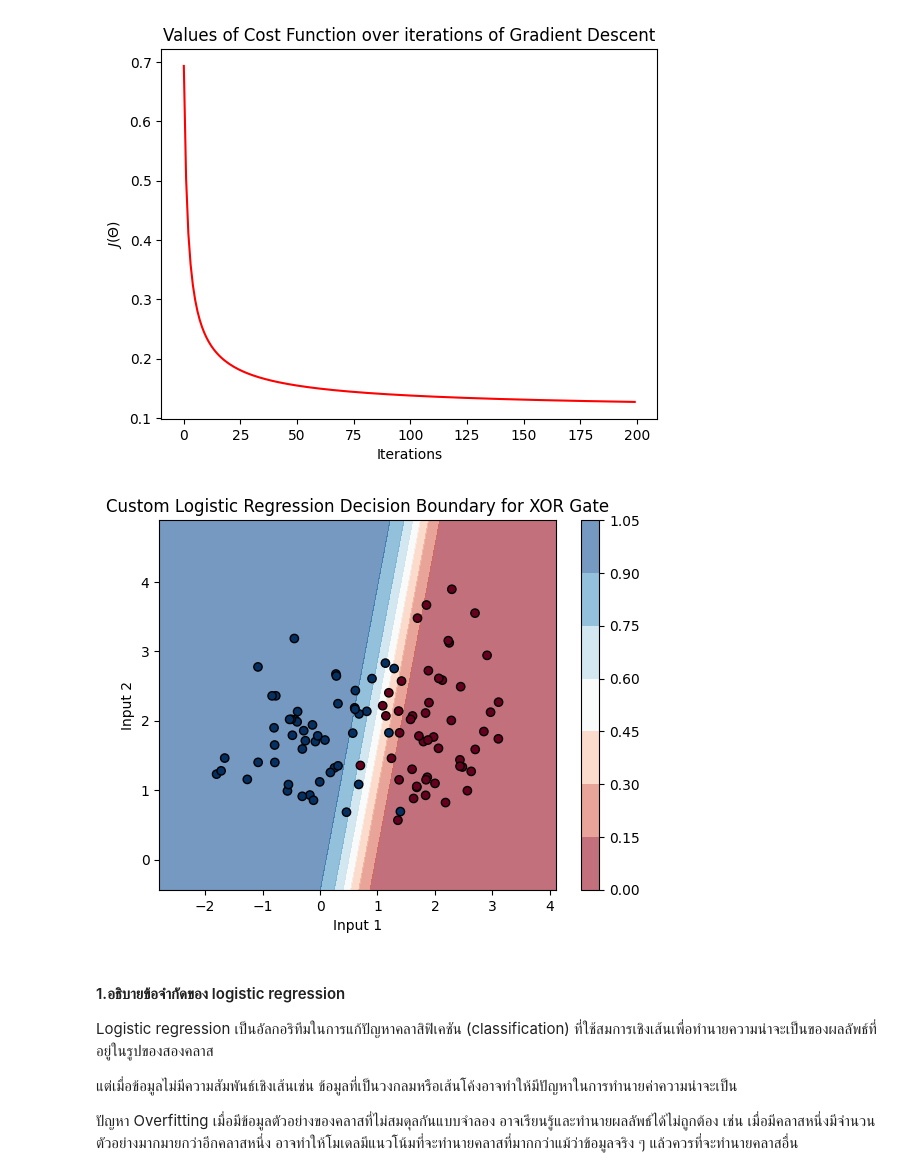
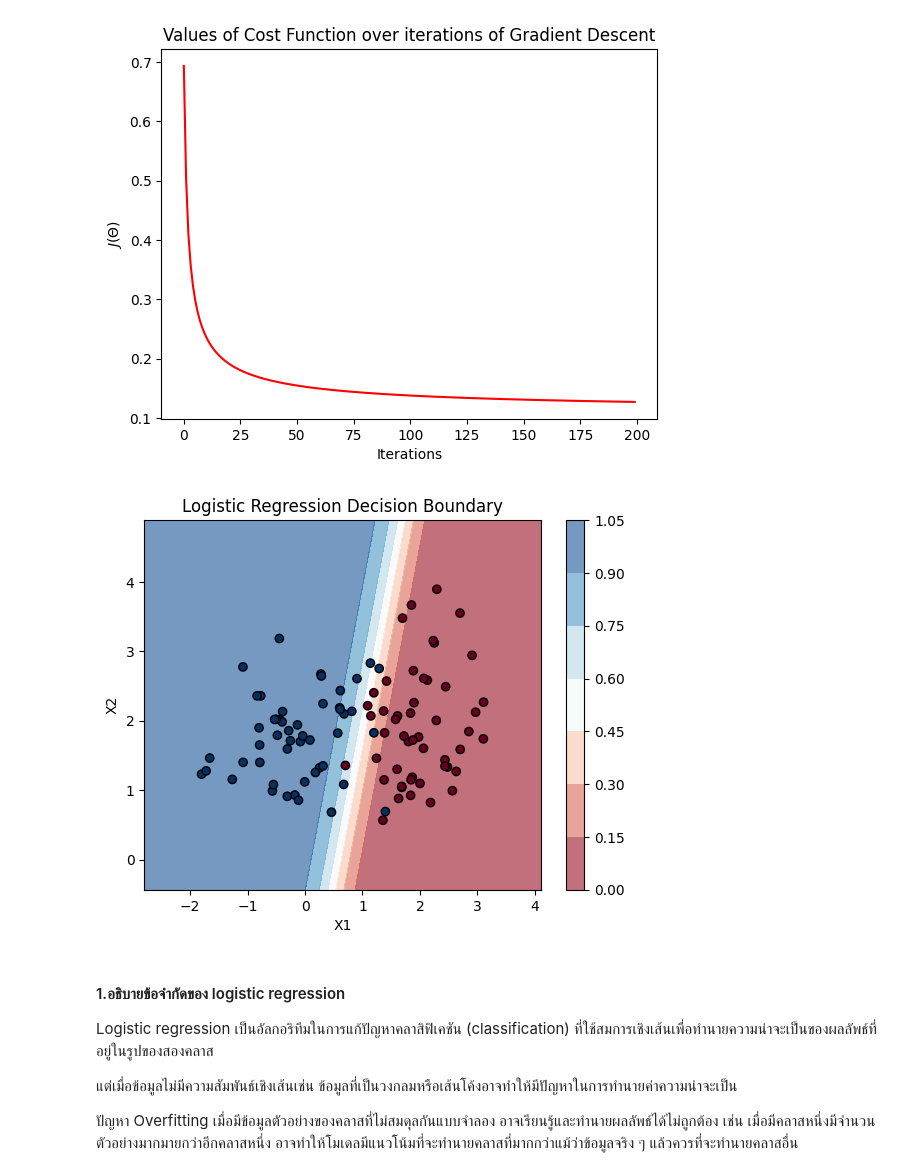
Before and after one commit to PongthepNuchwet/logistic-regression-np, a Jupyter notebook: 2.ipynb, the cells around one changed output. Cells and saved outputs as stored; diff of their text form; code cells hidden in the pictures.

Commit message:
Edite plot

```diff
--- a/2.ipynb
+++ b/2.ipynb
@@ -154,25 +154,25 @@ plt.title("Values of Cost Function over iterations of Gradient Descent");
 # %%
 # Plot the decision boundary
 x_min, x_max = X[:, 1].min() - 1, X[:, 1].max() + 1
 y_min, y_max = X[:, 2].min() - 1, X[:, 2].max() + 1
 xx, yy = np.meshgrid(np.arange(x_min, x_max, 0.01),
                      np.arange(y_min, y_max, 0.01))
 grid_data = np.c_[xx.ravel(), yy.ravel()]
 Z = sigmoid(np.dot(grid_data, theta_final[1:]) + theta_final[:1])
 Z = Z.reshape(xx.shape)
 
 # Plot the decision boundary and data points
 plt.contourf(xx, yy, Z, cmap=plt.cm.RdBu, alpha=0.6)
 plt.colorbar()
 
 plt.scatter(X[:, 1], X[:, 2], c=y,
             cmap=plt.cm.RdBu, edgecolors='k')
-plt.xlabel("Input 1")
-plt.ylabel("Input 2")
-plt.title("Custom Logistic Regression Decision Boundary for XOR Gate")
+plt.xlabel("X1")
+plt.ylabel("X2")
+plt.title("Logistic Regression Decision Boundary")
 plt.show()
 # %% [output]
-[figure, old version]
+[figure, new version]
 # %% [markdown]
 #### 1.อธิบายข้อจำกัดของ logistic regression
 
```
Also changed, not shown: 1 other file.
